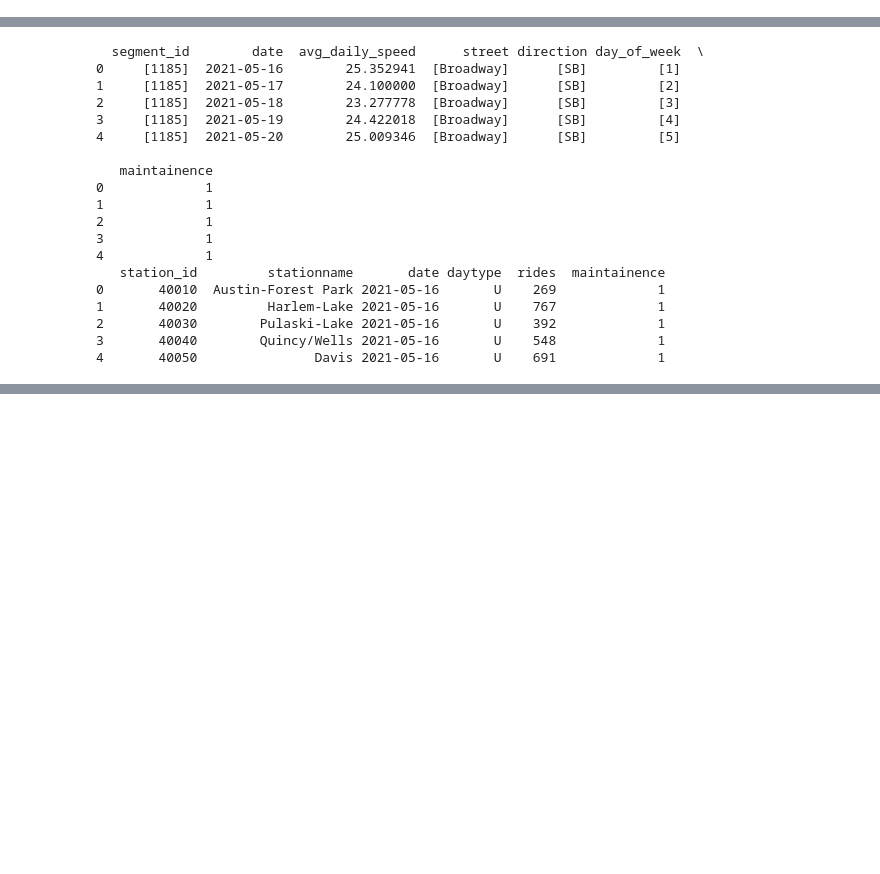
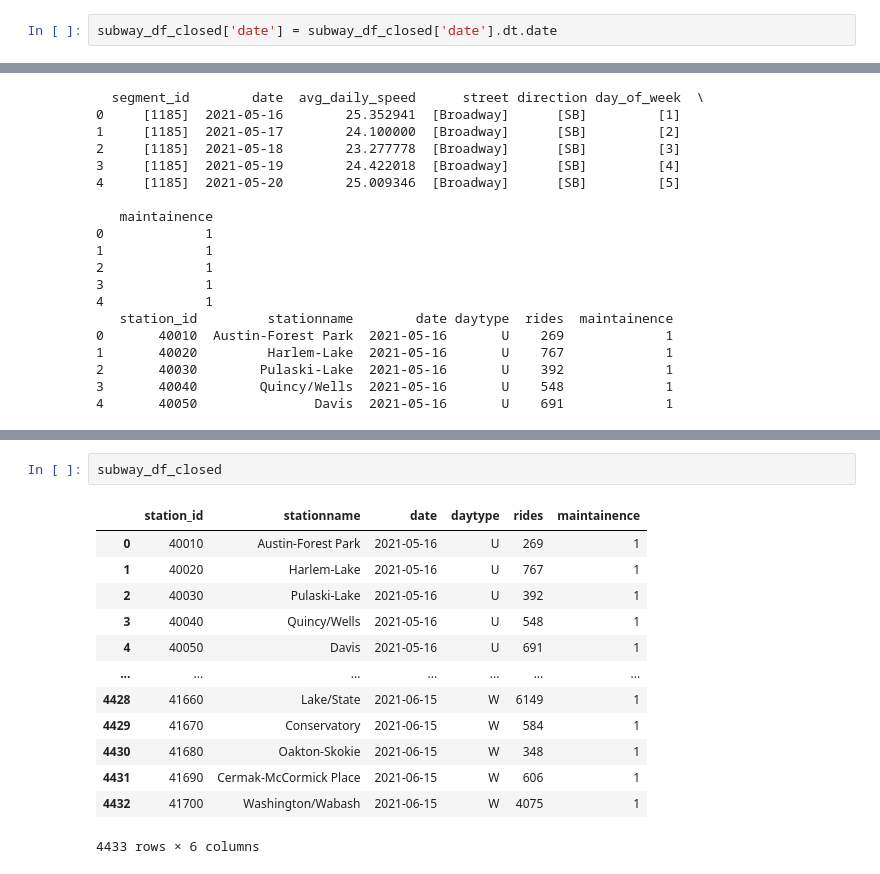
Before and after one commit to amandakhoo/data4all-team6, a Jupyter notebook: Data Cleaning- Merge Subway and Traffic Data.ipynb, the cells around one changed output, grey strips where cells are left out. Cells and saved outputs as stored; diff of their text form; blank space fills up the shorter version.

```diff
--- a/Data Cleaning- Merge Subway and Traffic Data.ipynb
+++ b/Data Cleaning- Merge Subway and Traffic Data.ipynb
@@ -145,6 +146,8 @@ daily_avg_traffic_df_closed['maintainence'] = 1
 daily_avg_traffic_df_open['maintainence'] = 0
 subway_df_closed['maintainence'] = 1
 subway_df_open['maintainence'] = 0
+# %%
+subway_df_closed['date'] = subway_df_closed['date'].dt.date
 # %%
 print(daily_avg_traffic_df_closed.head())
 print(subway_df_closed.head())
@@ -174,0 +209,16 @@ ValueError: You are trying to merge on object and int64 columns. If you wish to
+# %%
+subway_df_closed
+# %% [output]
+|  | station_id | stationname | date | daytype | rides | maintainence |
+| 0 | 40010 | Austin-Forest Park | 2021-05-16 | U | 269 | 1 |
+| 1 | 40020 | Harlem-Lake | 2021-05-16 | U | 767 | 1 |
+| 2 | 40030 | Pulaski-Lake | 2021-05-16 | U | 392 | 1 |
+| 3 | 40040 | Quincy/Wells | 2021-05-16 | U | 548 | 1 |
+| 4 | 40050 | Davis | 2021-05-16 | U | 691 | 1 |
+| ... | ... | ... | ... | ... | ... | ... |
+| 4428 | 41660 | Lake/State | 2021-06-15 | W | 6149 | 1 |
+| 4429 | 41670 | Conservatory | 2021-06-15 | W | 584 | 1 |
+| 4430 | 41680 | Oakton-Skokie | 2021-06-15 | W | 348 | 1 |
+| 4431 | 41690 | Cermak-McCormick Place | 2021-06-15 | W | 606 | 1 |
+| 4432 | 41700 | Washington/Wabash | 2021-06-15 | W | 4075 | 1 |
+4433 rows × 6 columns
```
Also changed, not shown: parts of 7 cells of this notebook.
